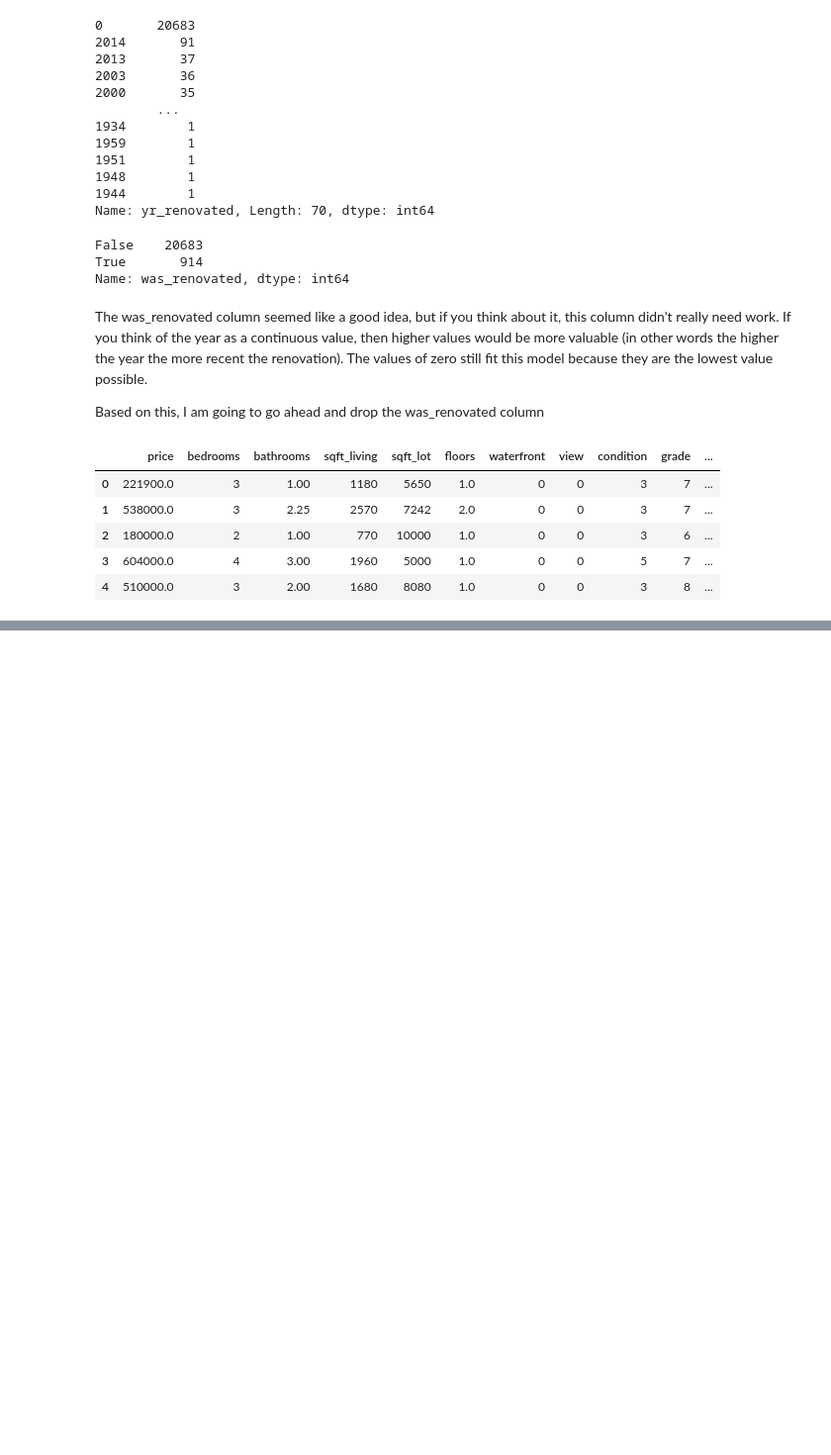
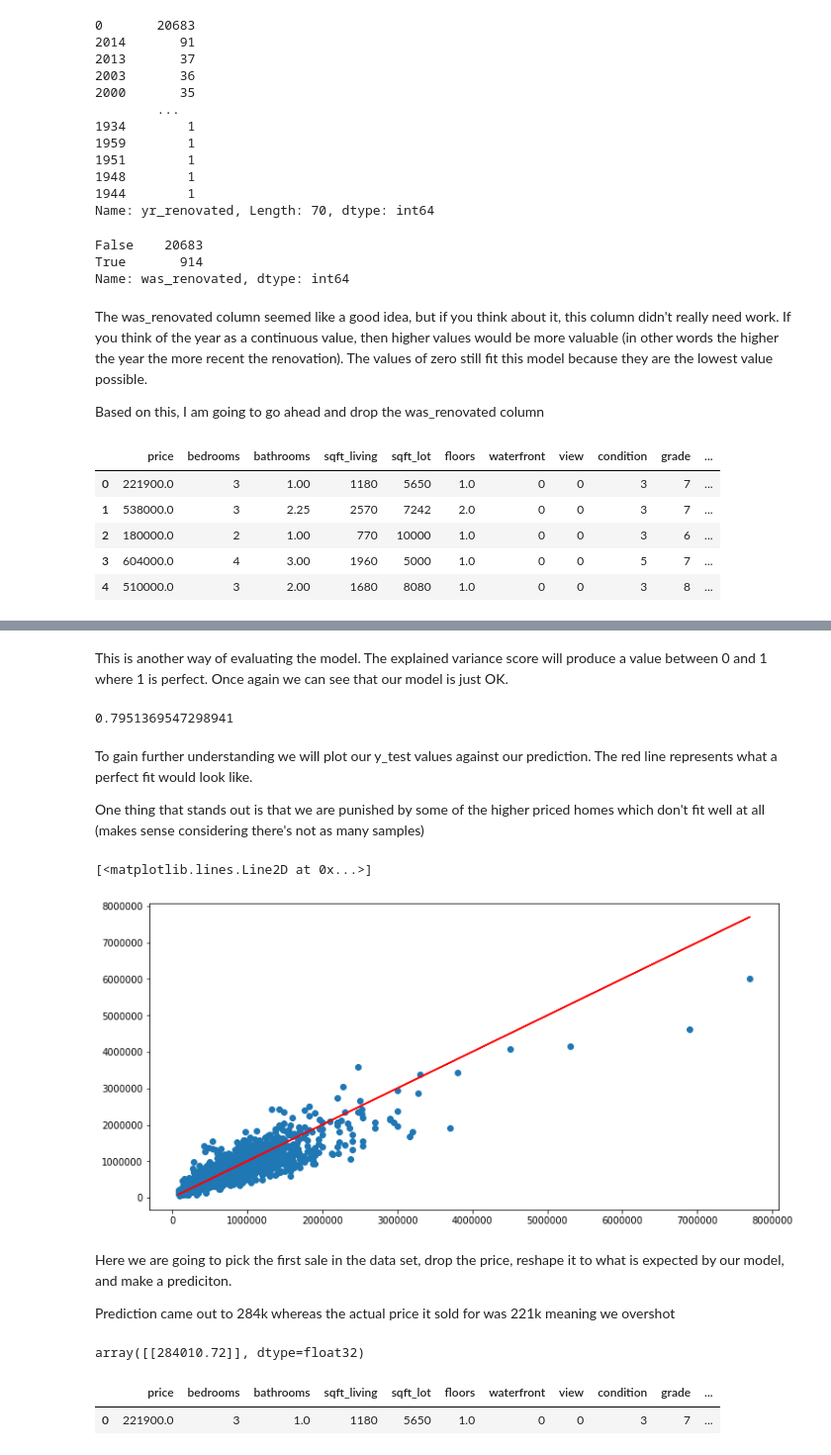
Before and after one commit to DeanPhillipsOKC/keras-notes, a Jupyter notebook: Keras_Regression_Based_Project.ipynb, the cells around one changed output, grey strips where cells are left out. Shown at 99% size. Saved outputs shown, nothing was run; the diff lists cells and outputs as text; code cells hidden in the pictures; blank space fills up the shorter version.

```diff
--- a/Keras_Regression_Based_Project.ipynb
+++ b/Keras_Regression_Based_Project.ipynb
@@ -418,0 +490,2 @@ df.head()
+# %%
+predictions = model.predict(x_test)
@@ -418,0 +538,21 @@ df.head()
+# %% [markdown]
+This is another way of evaluating the model.  The explained variance score will produce a value between 0 and 1 where 1 is perfect.  Once again we can see that our model is just OK.
+# %%
+explained_variance_score(y_test, predictions)
+# %% [output]
+0.7951369547298941
+# %% [markdown]
+To gain further understanding we will plot our y_test values against our prediction.  The red line represents what a perfect fit would look like.
+
+One thing that stands out is that we are punished by some of the higher priced homes which don't fit well at all (makes sense considering there's not as many samples)
+# %%
+plt.figure(figsize=(12,6))
+plt.scatter(y_test, predictions)
+plt.plot(y_test, y_test, 'r')
+# %% [output]
+[<matplotlib.lines.Line2D at 0x...>]
+[figure, added]
+# %% [markdown]
+Here we are going to pick the first sale in the data set, drop the price, reshape it to what is expected by our model, and make a prediciton.
+
+Prediction came out to 284k whereas the actual price it sold for was 221k meaning we overshot
@@ -418,0 +563,9 @@ df.head()
+# %%
+model.predict(single_house)
+# %% [output]
+array([[284010.72]], dtype=float32)
+# %%
+df.head(1)
+# %% [output]
+|  | price | bedrooms | bathrooms | sqft_living | sqft_lot | floors | waterfront | view | condition | grade | ... |
+| 0 | 221900.0 | 3 | 1.0 | 1180 | 5650 | 1.0 | 0 | 0 | 3 | 7 | ... |
```
Also changed, not shown: parts of 28 cells of this notebook.
